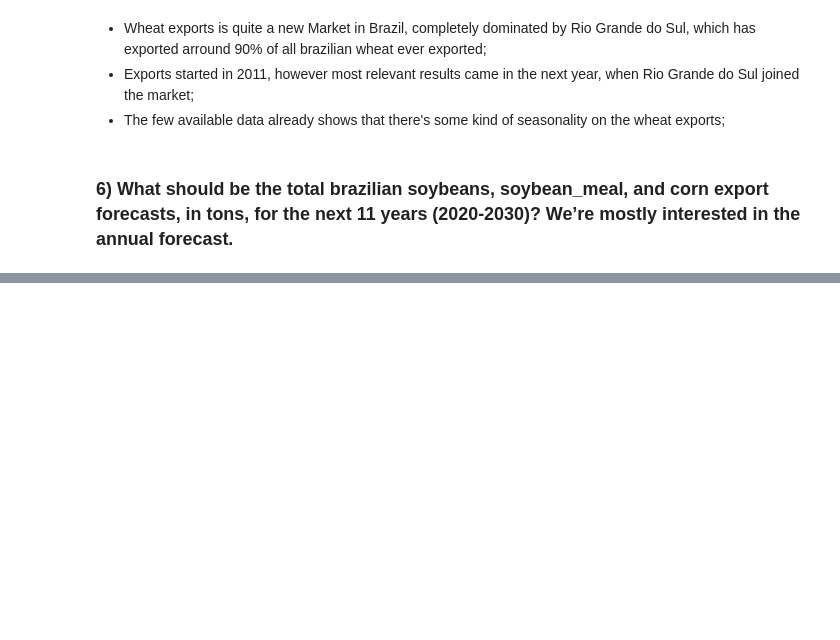
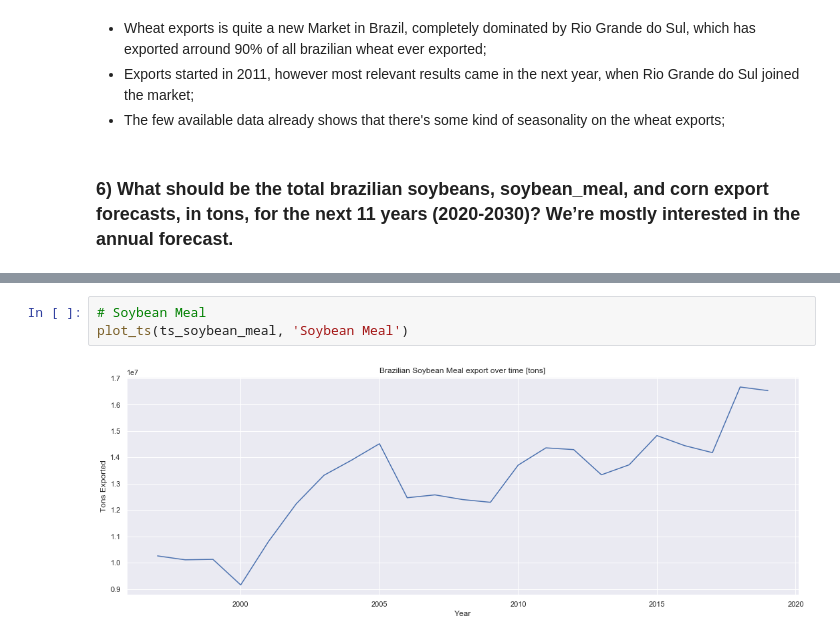
Before and after one commit to rpdieego/case_4intelligence, a Jupyter notebook: Data Analysis Skill Test - Case 2.ipynb, the cells around one changed output, grey strips where cells are left out. Cells and saved outputs as stored; diff of their text form; blank space fills up the shorter version.

```diff
--- a/Data Analysis Skill Test - Case 2.ipynb
+++ b/Data Analysis Skill Test - Case 2.ipynb
@@ -994,0 +1046,5 @@ plot_export_state_over_time(state_prod_year_wheat, 'Wheat')
+# %%
+# Soybean Meal
+plot_ts(ts_soybean_meal, 'Soybean Meal')
+# %% [output]
+[figure, added]
```
Also changed, not shown: parts of 14 cells of this notebook.
